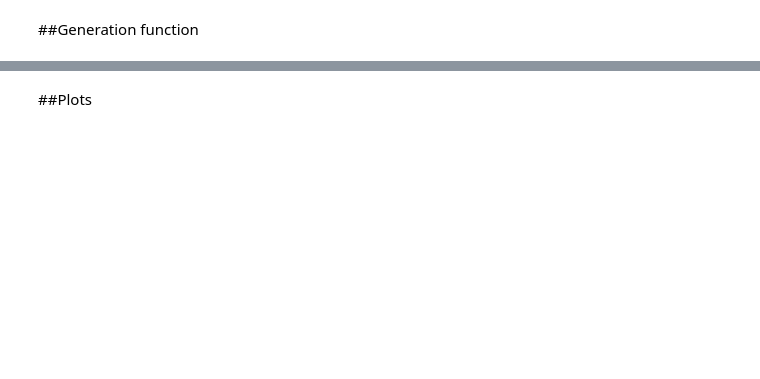
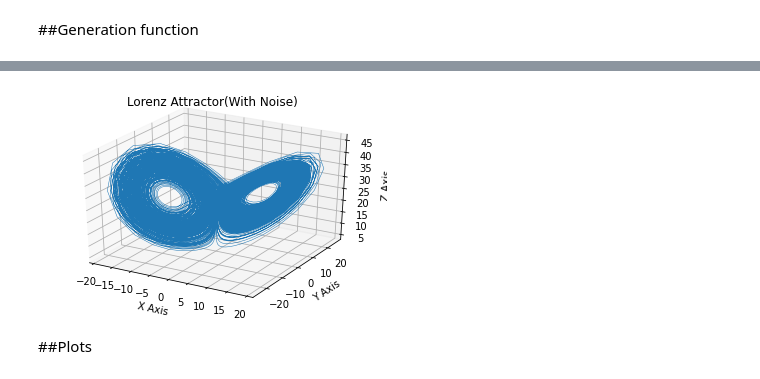
Before and after one commit to akarsh1207/Time-Series-Forecasting-and-Filtering, a Jupyter notebook: Lorenz_+_Rosslers_Attractors_+_Noise.ipynb, the cells around one changed output, grey strips where cells are left out. Drawn from its saved outputs; the diff is of its cells as text; code cells hidden in the pictures; blank space fills up the shorter version.

```diff
--- a/Lorenz_+_Rosslers_Attractors_+_Noise.ipynb
+++ b/Lorenz_+_Rosslers_Attractors_+_Noise.ipynb
@@ -300,0 +203,5 @@ print(C[3].shape)
+# %%
+a_obs = A[1]
+x_obs = a_obs[:,0]
+y_obs = a_obs[:,1]
+z_obs = a_obs[:,2]
@@ -313,3 +223,15 @@ plt.show()
+# %%
+Visualisation = plt.figure().add_subplot(projection='3d')
+
+Visualisation.plot(x_obs,y_obs,z_obs, lw=0.5)
+Visualisation.set_xlabel("X Axis")
+Visualisation.set_ylabel("Y Axis")
+Visualisation.set_zlabel("Z Axis")
+Visualisation.set_title("Lorenz Attractor(With Noise)")
+
+plt.show()
+# %% [output]
+[figure, added]
 # %% [markdown]
 ##Plots
 # %%
```
Also changed, not shown: parts of 79 cells of this notebook.
